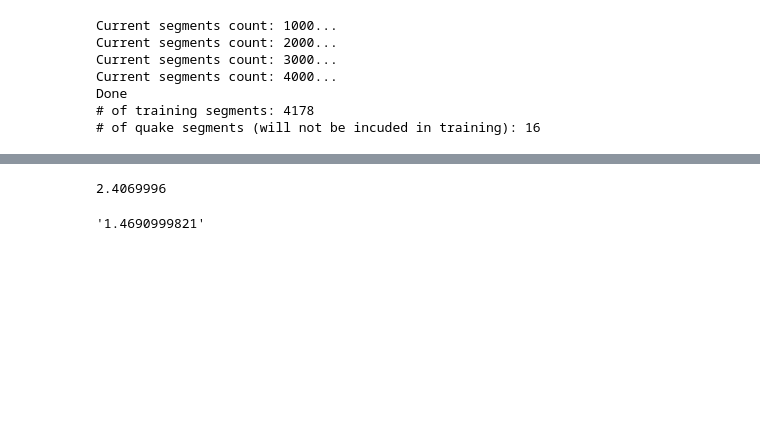
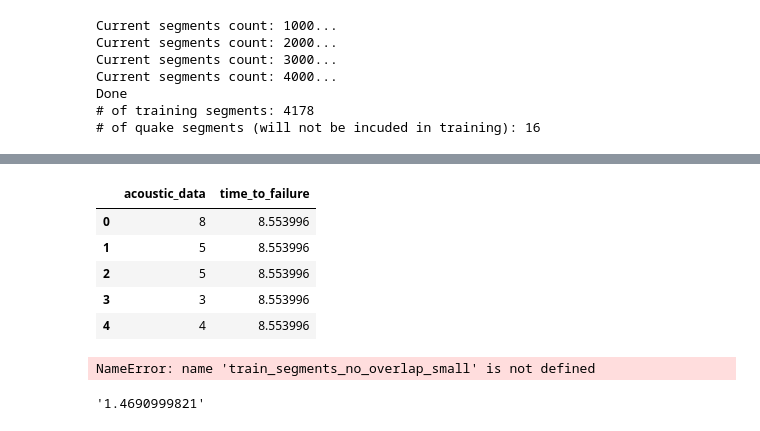
Before and after one commit to kszczupak/kaggle_competitions, a Jupyter notebook: LANL_Earthquake_Prediction/Various_Experiments.ipynb, the cells around one changed output, grey strips where cells are left out. Saved outputs shown, nothing was run; the diff lists cells and outputs as text; code cells hidden in the pictures; blank space fills up the shorter version.

```diff
--- a/LANL_Earthquake_Prediction/Various_Experiments.ipynb
+++ b/LANL_Earthquake_Prediction/Various_Experiments.ipynb
@@ -190,6 +226,7 @@ save_train_segments(training_segments_no_overlap, 'no_overlap')
 def load_train_segments(folder_name, limit=None):
     segments_folder = data_path/'train'/folder_name
 
+    # segments are not sorted for now!
     segment_names = segments_folder.ls()
 
     if limit is not None:
@@ -202,7 +239,7 @@ def load_train_segments(folder_name, limit=None):
             segments_folder/segment_name,
                dtype={
                 'acoustic_data': np.int16,
-                'time_to_failure': np.float32
+                'time_to_failure': np.float64
                 }
         )
         segments.append(segment)
@@ -212,12 +249,21 @@ def load_train_segments(folder_name, limit=None):
 # train_segments_no_overlap = load_train_segments('no_overlap')
 # %%
 train_segments_no_overlap_small = load_train_segments('no_overlap', limit=2)
+# %%
+train_segments_no_overlap_small[1].head()
+# %% [output]
+|  | acoustic_data | time_to_failure |
+| 0 | 8 | 8.553996 |
+| 1 | 5 | 8.553996 |
+| 2 | 5 | 8.553996 |
+| 3 | 3 | 8.553996 |
+| 4 | 4 | 8.553996 |
 # %%
 a = train_segments_no_overlap_small[0].time_to_failure.values[1] - train_segments_no_overlap_small[0].time_to_failure.values[0]
 # %%
 train_segments_no_overlap_small[0].time_to_failure.values[1]
 # %% [output]
-2.4069996
+NameError: name 'train_segments_no_overlap_small' is not defined
 # %%
 format(df_train_original.time_to_failure.values[1], '.14g')
 # %% [output]
```
Also changed, not shown: parts of 15 cells of this notebook.
